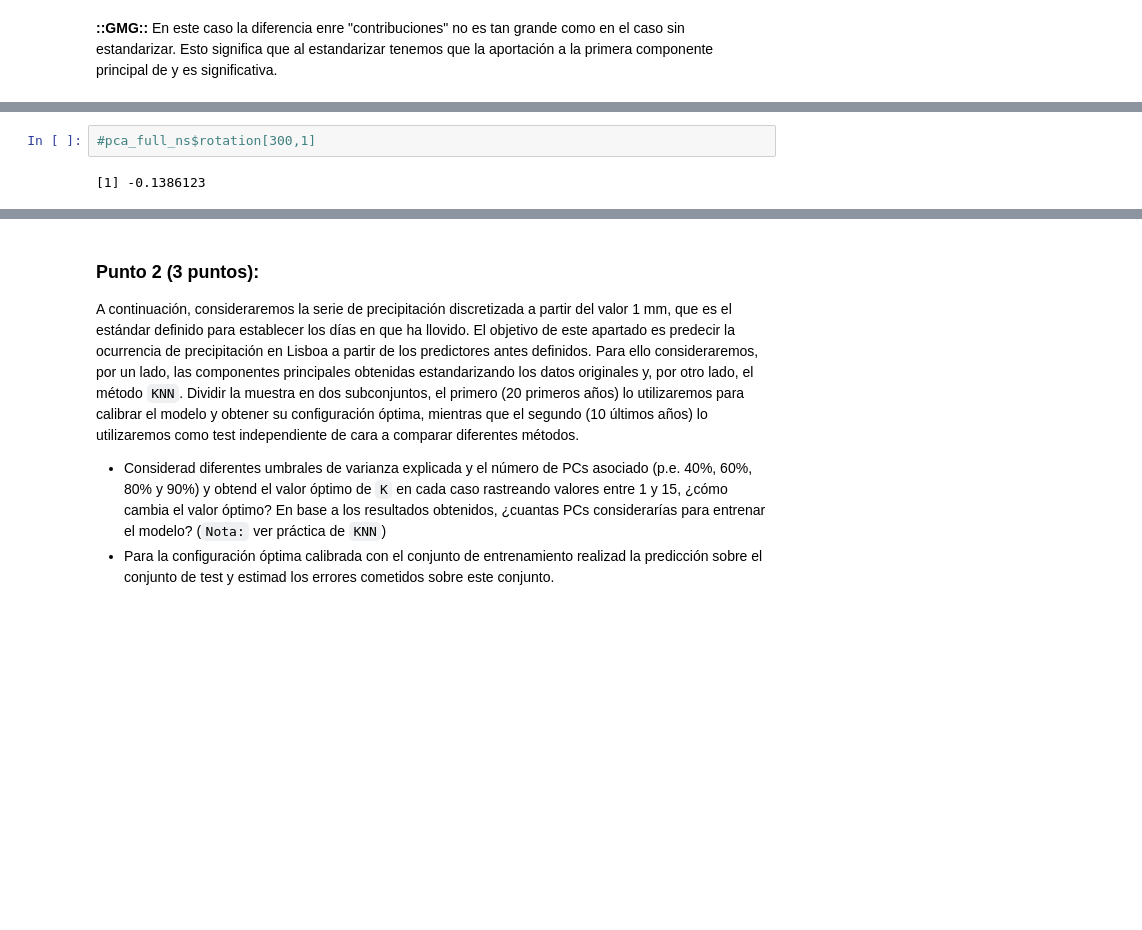
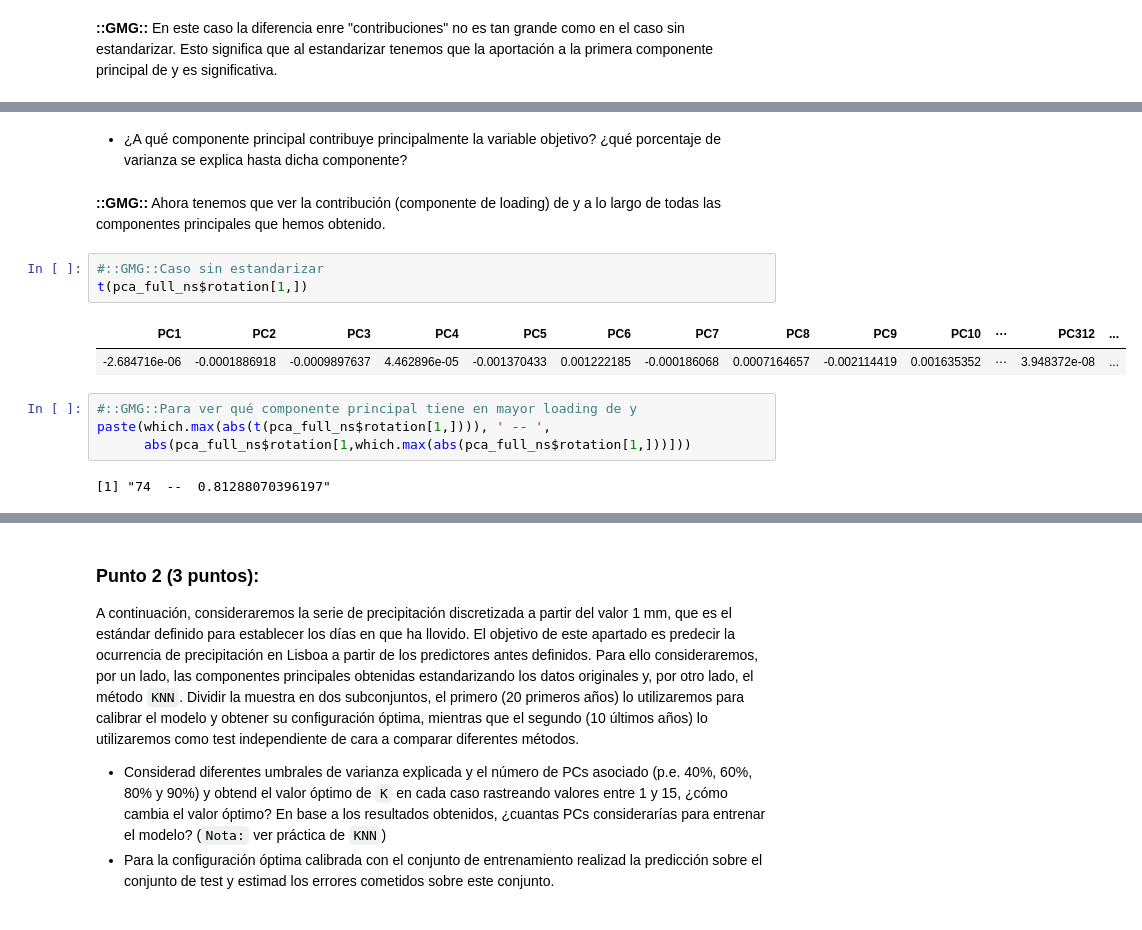
Before and after one commit to yerartdev/uc-m1966-datamining, a Jupyter notebook: d2/T02-m1966-clasificacion-reduccion-dimensionalidad.ipynb, the cells around one changed output, grey strips where cells are left out. Drawn from its saved outputs; the diff is of its cells as text; blank space fills up the shorter version.

```diff
--- a/d2/T02-m1966-clasificacion-reduccion-dimensionalidad.ipynb
+++ b/d2/T02-m1966-clasificacion-reduccion-dimensionalidad.ipynb
@@ -358,4 +328,16 @@ PC1 PC2 PC3
+# %% [markdown]
+* ¿A qué componente principal contribuye principalmente la variable objetivo? ¿qué porcentaje de varianza se explica hasta dicha componente?
+# %% [markdown]
+**::GMG::** Ahora tenemos que ver la contribución (componente de loading) de y a lo largo de todas las componentes principales que hemos obtenido.
 # %%
-#pca_full_ns$rotation[300,1]
+#::GMG::Caso sin estandarizar
+t(pca_full_ns$rotation[1,])
 # %% [output]
-[1] -0.1386123
+| PC1 | PC2 | PC3 | PC4 | PC5 | PC6 | PC7 | PC8 | PC9 | PC10 | ⋯ | PC312 | ... |
+| -2.684716e-06 | -0.0001886918 | -0.0009897637 | 4.462896e-05 | -0.001370433 | 0.001222185 | -0.000186068 | 0.0007164657 | -0.002114419 | 0.001635352 | ⋯ | 3.948372e-08 | ... |
+# %%
+#::GMG::Para ver qué componente principal tiene en mayor loading de y
+paste(which.max(abs(t(pca_full_ns$rotation[1,]))), ' -- ',
+      abs(pca_full_ns$rotation[1,which.max(abs(pca_full_ns$rotation[1,]))]))
+# %% [output]
+[1] "74  --  0.81288070396197"
```
Also changed, not shown: parts of 16 cells of this notebook.
